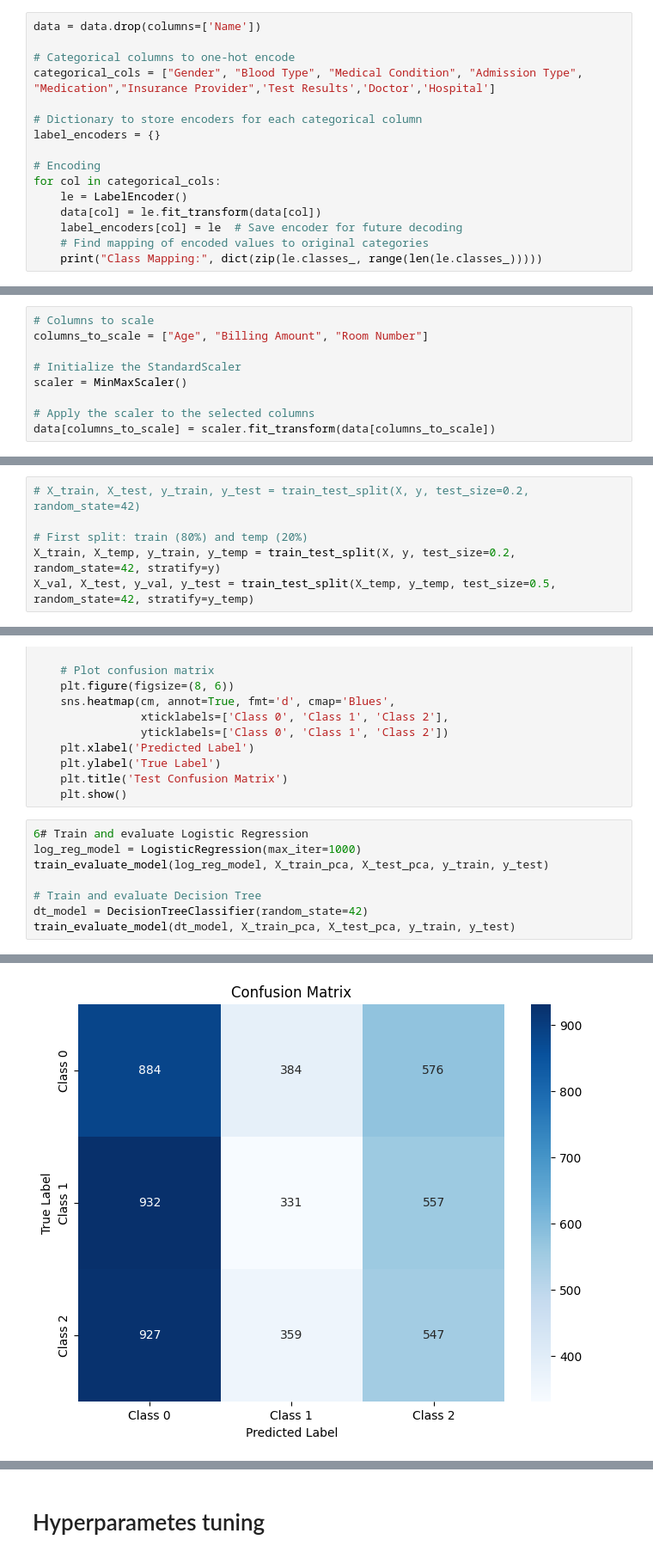
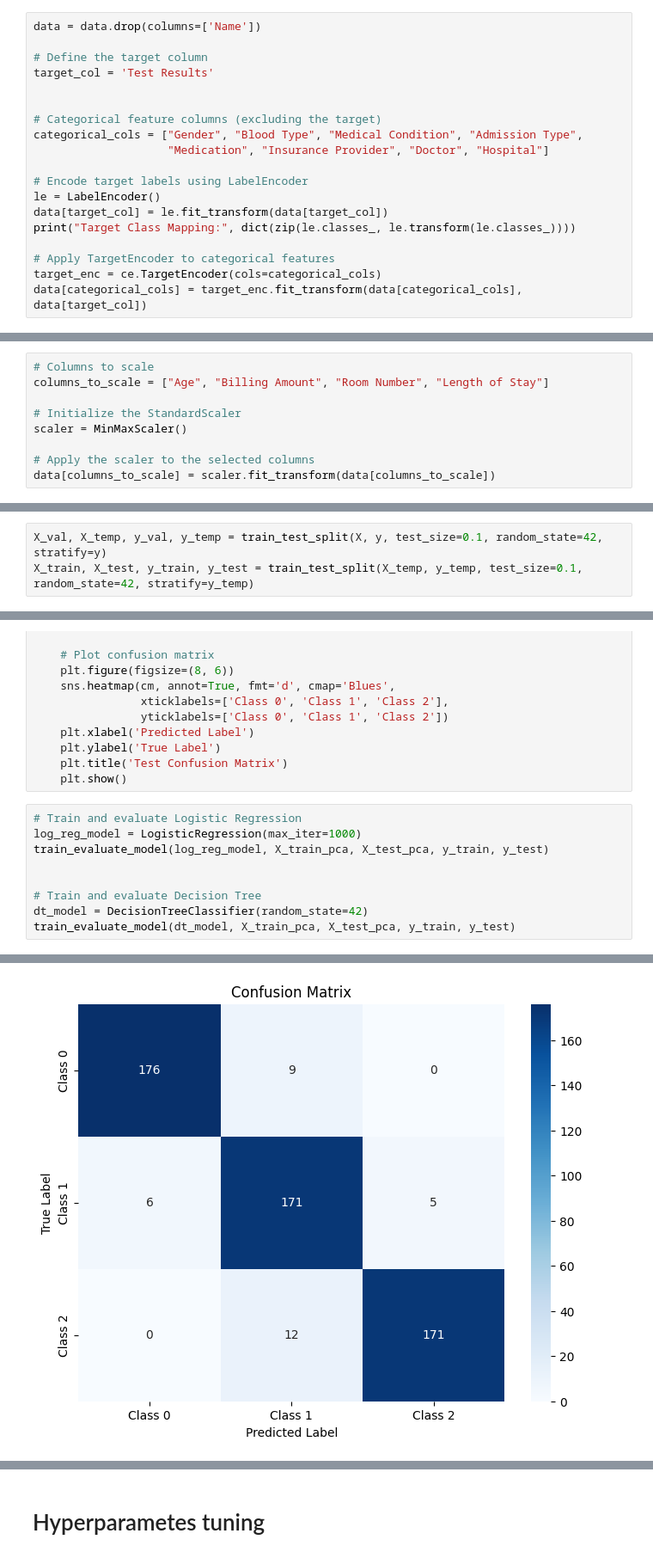
Before and after one commit to zahraShahsavan/Classification-of-Healthcare-Data, a Jupyter notebook: ML_Final_Project.ipynb, the cells around one changed output, grey strips where cells are left out. Shown: that part at 86% size. Drawn from its saved outputs; the diff is of its cells as text.

Commit message:
add target encoding for categorical input features

```diff
--- a/ML_Final_Project.ipynb
+++ b/ML_Final_Project.ipynb
@@ -334,17 +348,20 @@ Drop the name column as it is not useful in our model and do label encoding on a
 # %%
 data = data.drop(columns=['Name'])
 
-# Categorical columns to one-hot encode
-categorical_cols = ["Gender", "Blood Type", "Medical Condition", "Admission Type", "Medication","Insurance Provider",'Test Results','Doctor','Hospital']
+# Define the target column
+target_col = 'Test Results'
 
-# Dictionary to store encoders for each categorical column
-label_encoders = {}
 
-# Encoding
-for col in categorical_cols:
-    le = LabelEncoder()
-    data[col] = le.fit_transform(data[col])
-    label_encoders[col] = le  # Save encoder for future decoding
-    # Find mapping of encoded values to original categories
-    print("Class Mapping:", dict(zip(le.classes_, range(len(le.classes_)))))
+# Categorical feature columns (excluding the target)
+categorical_cols = ["Gender", "Blood Type", "Medical Condition", "Admission Type",
+                    "Medication", "Insurance Provider", "Doctor", "Hospital"]
+
+# Encode target labels using LabelEncoder
+le = LabelEncoder()
+data[target_col] = le.fit_transform(data[target_col])
+print("Target Class Mapping:", dict(zip(le.classes_, le.transform(le.classes_))))
+
+# Apply TargetEncoder to categorical features
+target_enc = ce.TargetEncoder(cols=categorical_cols)
+data[categorical_cols] = target_enc.fit_transform(data[categorical_cols], data[target_col])
 # %% [output]
@@ -360,7 +370,7 @@ Class Mapping: {'Aaron Acevedo': 0, 'Aaron Adams': 1, 'Aaron Aguilar': 2, 'Aaron
 It is clear that the numeric columns need to scailing, we can see the value of age is so less than the value of billing amount so we need to do the scaling
 # %%
 # Columns to scale
-columns_to_scale = ["Age", "Billing Amount", "Room Number"]
+columns_to_scale = ["Age", "Billing Amount", "Room Number", "Length of Stay"]
 
 # Initialize the StandardScaler
 scaler = MinMaxScaler()
@@ -433,11 +443,8 @@ y = data['Test Results']
 # %% [markdown]
 Scale the X data with MinMaxScaler
 # %%
-# X_train, X_test, y_train, y_test = train_test_split(X, y, test_size=0.2, random_state=42)
-
-# First split: train (80%) and temp (20%)
-X_train, X_temp, y_train, y_temp = train_test_split(X, y, test_size=0.2, random_state=42, stratify=y)
-X_val, X_test, y_val, y_test = train_test_split(X_temp, y_temp, test_size=0.5, random_state=42, stratify=y_temp)
+X_val, X_temp, y_val, y_temp = train_test_split(X, y, test_size=0.1, random_state=42, stratify=y)
+X_train, X_test, y_train, y_test = train_test_split(X_temp, y_temp, test_size=0.1, random_state=42, stratify=y_temp)
 # %% [markdown]
 # Dimensionality reduction
 # %% [markdown]
@@ -602,9 +609,10 @@ def evaluate_on_test(model, X_test, y_test):
     plt.title('Test Confusion Matrix')
     plt.show()
 # %%
-6# Train and evaluate Logistic Regression
+# Train and evaluate Logistic Regression
 log_reg_model = LogisticRegression(max_iter=1000)
 train_evaluate_model(log_reg_model, X_train_pca, X_test_pca, y_train, y_test)
+
 
 # Train and evaluate Decision Tree
 dt_model = DecisionTreeClassifier(random_state=42)
@@ -630,4 +638,4 @@ Time taken for training and evaluation: 0.2569 seconds
-[figure, old version]
+[figure, new version]
 Model: DecisionTreeClassifier(random_state=42)
 Classification Report:
               precision    recall  f1-score   support
```
Also changed, not shown: parts of 17 cells of this notebook.
